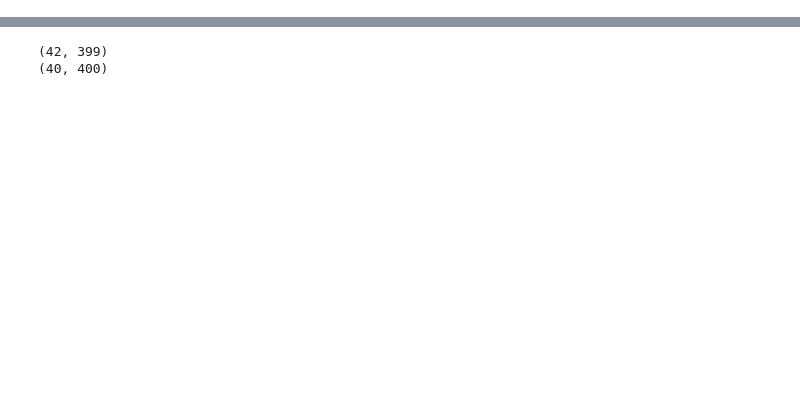
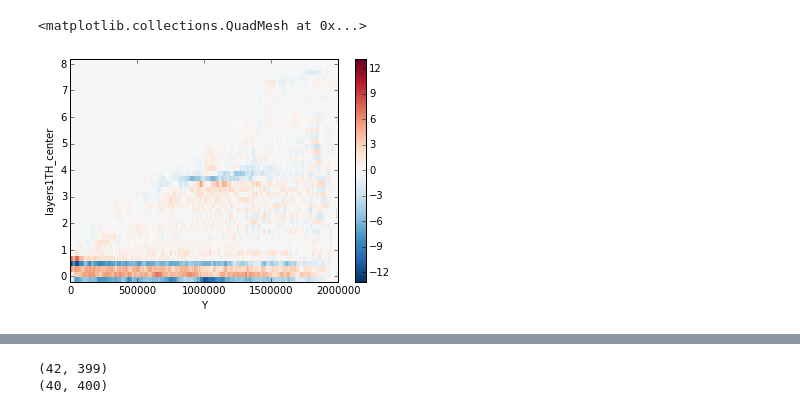
Before and after one commit to dhruvbalwada/watermass, a Jupyter notebook: global_latlon_layers_analysis/layers_analysis_channel_xray.ipynb, the cells around one changed output, grey strips where cells are left out. Drawn from its saved outputs; the diff is of its cells as text; code cells hidden in the pictures; blank space fills up the shorter version.

```diff
--- a/global_latlon_layers_analysis/layers_analysis_channel_xray.ipynb
+++ b/global_latlon_layers_analysis/layers_analysis_channel_xray.ipynb
@@ -13,0 +219,6 @@ ds2 = xgcm.open_mdsdataset(ddir, iters, deltaT=900, prefix=['DiagLAYERS-transpor
+# %%
+delta_hc = ds_trend.LaHc1TH.diff(dim='time', label='upper') / (np.diff(iters_trend)*deltaT)
+(delta_hc * ds.rA).mean(dim=('time','X')).plot()
+# %% [output]
+<matplotlib.collections.QuadMesh at 0x...>
+[figure, added]
```
Also changed, not shown: parts of 32 cells of this notebook.
